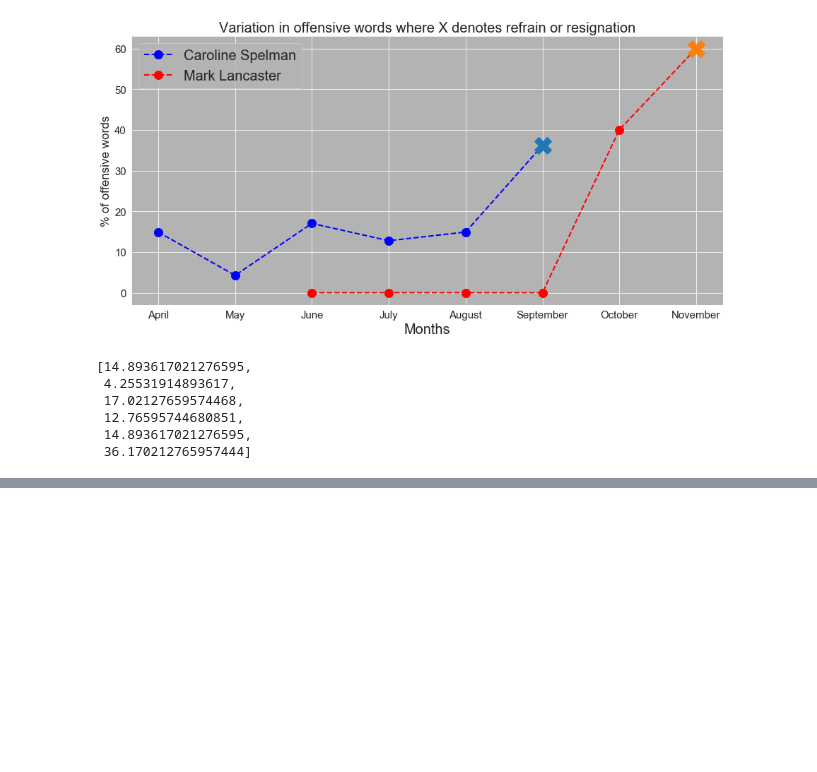
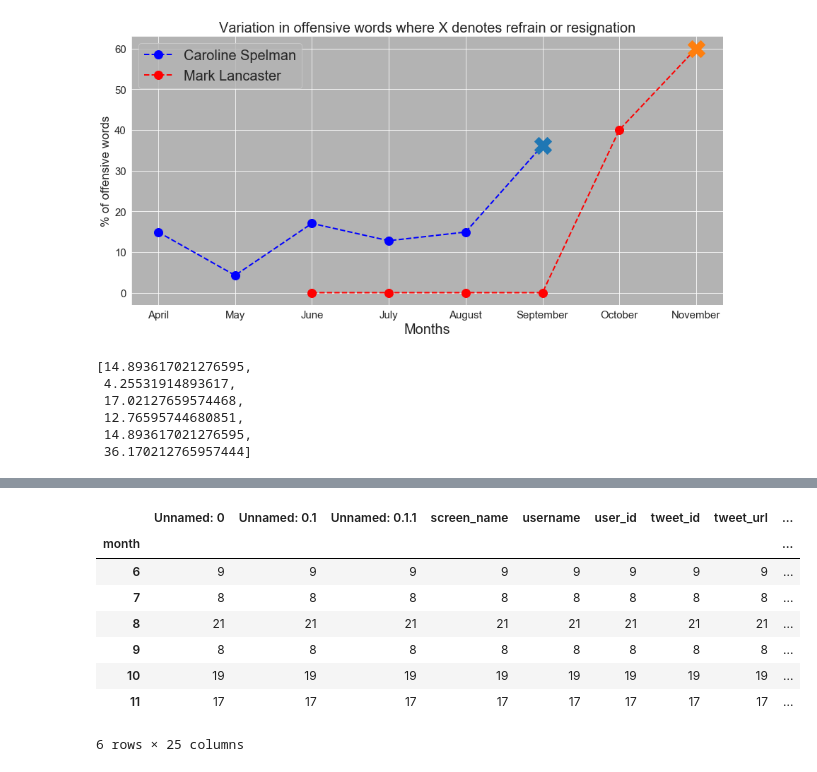
Before and after one commit to abhisheksaxena1998/hate_speech_threat_detection, a Jupyter notebook: notebook.ipynb, the cells around one changed output, grey strips where cells are left out. Drawn from its saved outputs; the diff is of its cells as text; code cells hidden in the pictures; blank space fills up the shorter version.

```diff
--- a/notebook.ipynb
+++ b/notebook.ipynb
@@ -461,0 +479,13 @@ pero
+# %%
+o3=df[df['classofspeech']=='offensive_language'].groupby('month',sort=True).count()
+o3
+# %% [output]
+|  | Unnamed: 0 | Unnamed: 0.1 | Unnamed: 0.1.1 | screen_name | username | user_id | tweet_id | tweet_url | ... |
+| month |  |  |  |  |  |  |  |  | ... |
+| 6 | 9 | 9 | 9 | 9 | 9 | 9 | 9 | 9 | ... |
+| 7 | 8 | 8 | 8 | 8 | 8 | 8 | 8 | 8 | ... |
+| 8 | 21 | 21 | 21 | 21 | 21 | 21 | 21 | 21 | ... |
+| 9 | 8 | 8 | 8 | 8 | 8 | 8 | 8 | 8 | ... |
+| 10 | 19 | 19 | 19 | 19 | 19 | 19 | 19 | 19 | ... |
+| 11 | 17 | 17 | 17 | 17 | 17 | 17 | 17 | 17 | ... |
+6 rows × 25 columns
```
Also changed, not shown: parts of 5 cells of this notebook, 3 other files.
